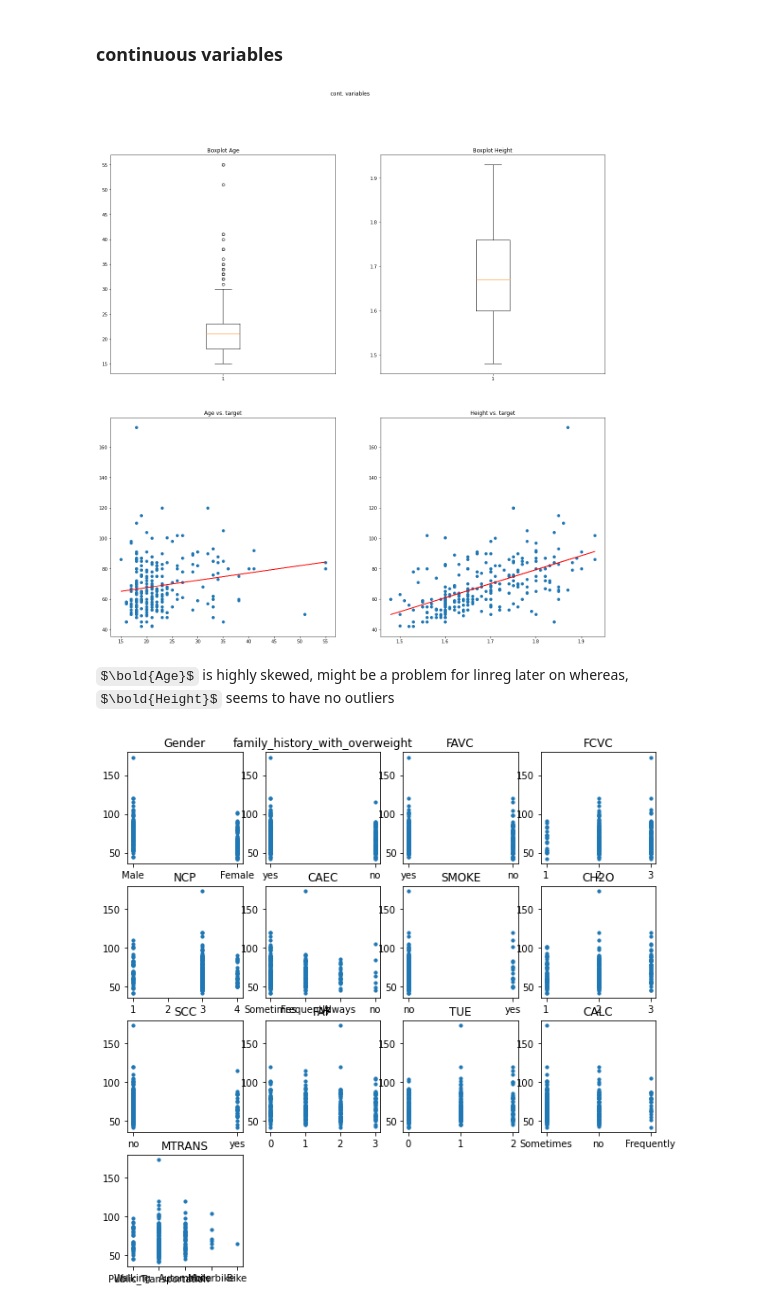
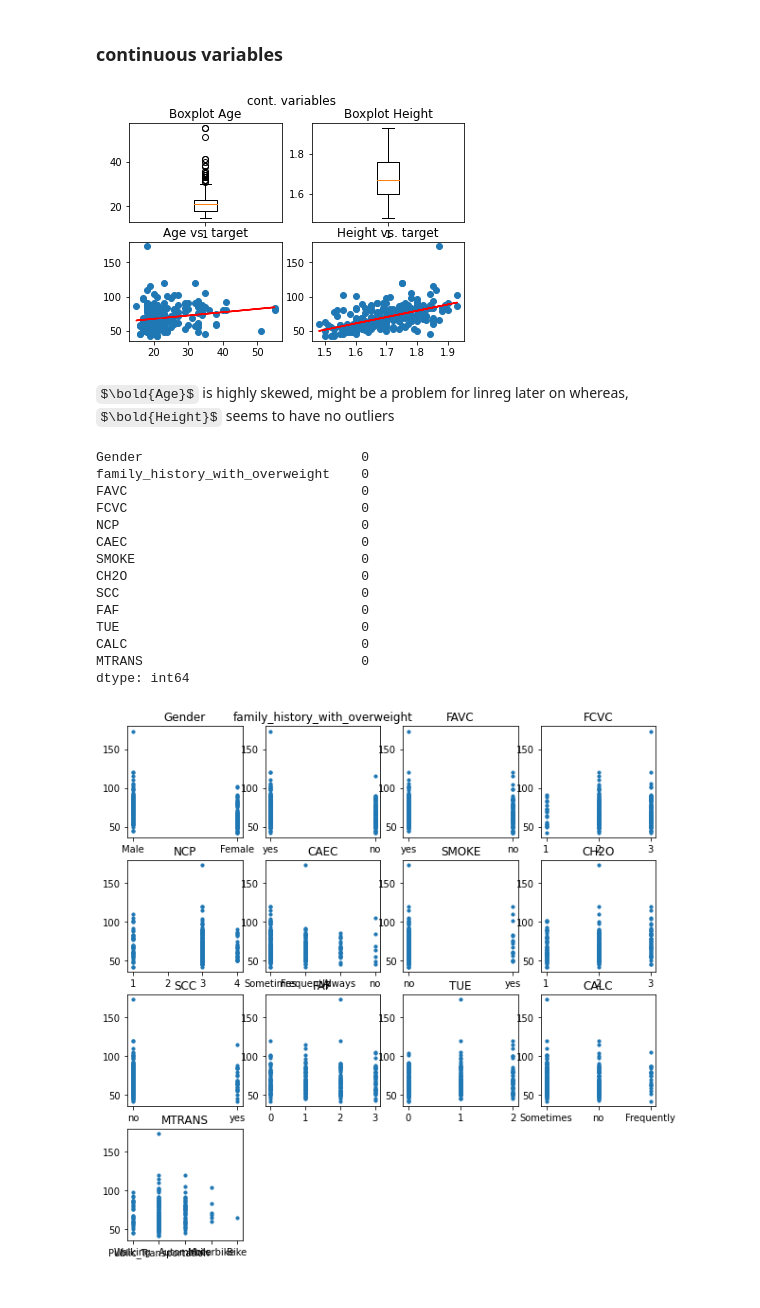
Before and after one commit to SimonLegendrre/LELEC2870_ML_Project1, a Jupyter notebook: project_arthur.ipynb, the cells around one changed output. Saved outputs shown, nothing was run; the diff lists cells and outputs as text; code cells hidden in the pictures; some formulas as TeX source.

```diff
--- a/project_arthur.ipynb
+++ b/project_arthur.ipynb
@@ -13,9 +75,12 @@ import math as m
 # %%
-# import data set
+# X1, Y1
 X_1 = pd.read_csv('X1.csv')
-X_2 = pd.read_csv('X2.csv')
 y_1 = pd.read_csv('Y1.csv', header=None)
 y_1.columns = ["target"]
+y_1 = y_1.values.ravel()
+
+#X2, Y2
+X_2 = pd.read_csv('X2.csv')
 # %% [markdown]
 ## Data Exploratory Analysis
 # %% [markdown]
@@ -63,38 +112,58 @@ axes[0,1].set_title('Boxplot Height')
 
 """ linearity between cont. var and target var """
 
 # scat_plot_1
 x = X_1['Age']
-y = y_1['target']
+y = y_1
 
 stats = linregress(x, y)
 
 m = stats.slope
 b = stats.intercept
 
 axes[1,0].scatter(x, y)
 axes[1,0].plot(x, m * x + b, color='red')
 axes[1,0].set_title('Age vs. target')
 
 # scat_plot_2
 x = X_1['Height']
-y = y_1['target']
+y = y_1
 
 stats = linregress(x, y)
 
 m = stats.slope
 b = stats.intercept
 
 axes[1,1].scatter(x, y)
 axes[1,1].plot(x, m * x + b, color='red')
 axes[1,1].set_title('Height vs. target')
 
 plt.rcParams['figure.figsize'] = (10, 10)
 plt.show()
 # %% [output]
-[figure, old version]
+[figure, new version]
 # %% [markdown]
 $\bold{Age}$ is highly skewed, might be a problem for linreg later on whereas, $\bold{Height}$ seems to have no outliers
+# %%
+# missing values for categorical variables
+print(X_1[['Gender', 'family_history_with_overweight', 'FAVC', 'FCVC', 'NCP',
+'CAEC', 'SMOKE', 'CH2O', 'SCC', 'FAF', 'TUE', 'CALC', 'MTRANS']].isnull().sum())
+# no missing values
+# %% [output]
+Gender                            0
+family_history_with_overweight    0
+FAVC                              0
+FCVC                              0
+NCP                               0
+CAEC                              0
+SMOKE                             0
+CH2O                              0
+SCC                               0
+FAF                               0
+TUE                               0
+CALC                              0
+MTRANS                            0
+dtype: int64
 # %%
 var_names = ['Gender', 'family_history_with_overweight', 'FAVC', 'FCVC', 'NCP',
 'CAEC', 'SMOKE', 'CH2O', 'SCC', 'FAF', 'TUE', 'CALC', 'MTRANS']
```
Also changed, not shown: parts of 102 cells of this notebook.
